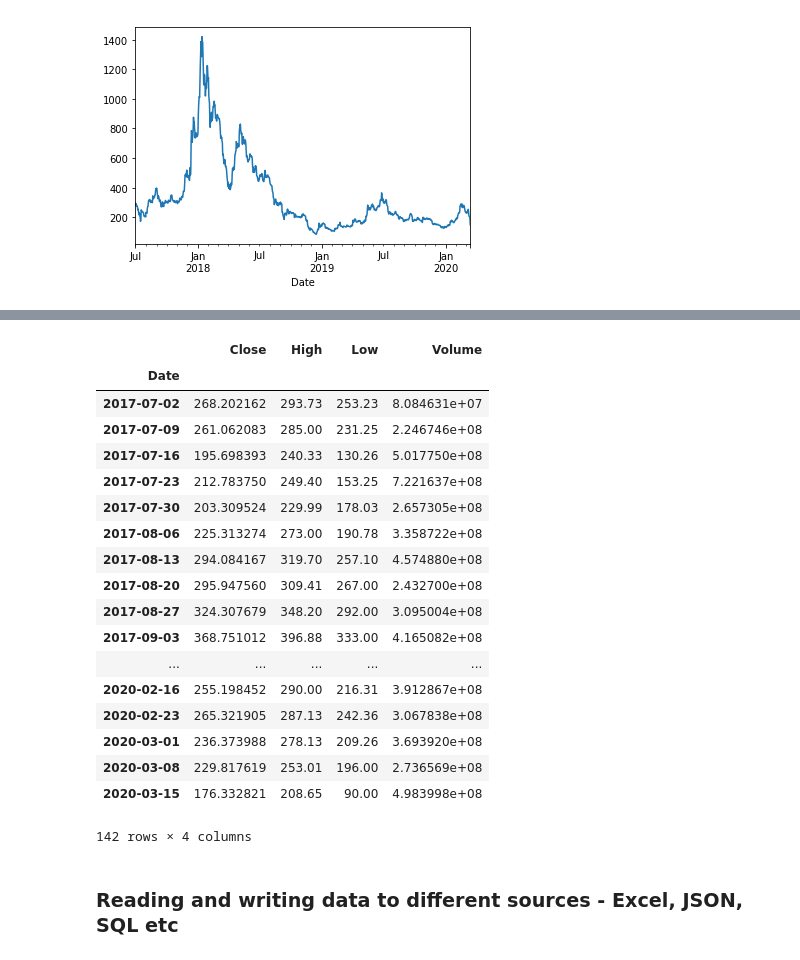
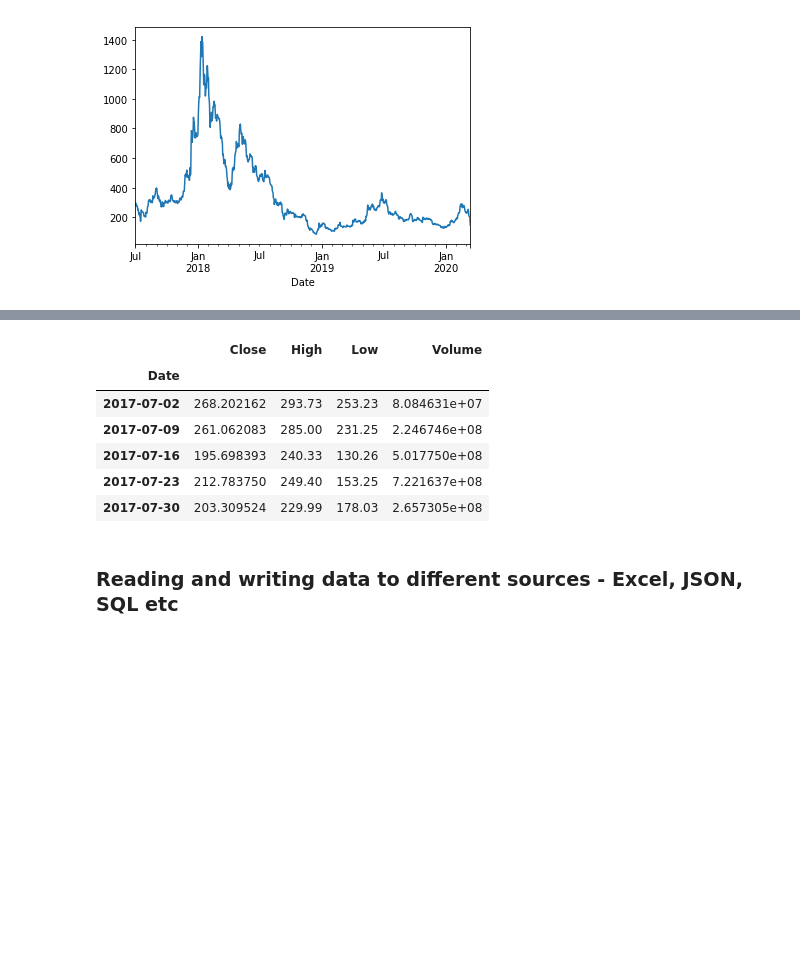
Before and after one commit to Martloni/Data_analysis, a Jupyter notebook: pyplot_matplotlib_and_pandas_notes.ipynb, the cells around one changed output, grey strips where cells are left out. Saved outputs shown, nothing was run; the diff lists cells and outputs as text; code cells hidden in the pictures; blank space fills up the shorter version.

```diff
--- a/pyplot_matplotlib_and_pandas_notes.ipynb
+++ b/pyplot_matplotlib_and_pandas_notes.ipynb
@@ -1283,7 +1283,7 @@ Friday
 # %%
 #Another way to change your date string into python datetime object
 d_parser = lambda x: pd.datetime.strptime(x, '%Y-%m-%d %I-%p')
-crypto_df = pd.read_csv('./ETH_1h.csv', parse_dates=['Date'], date_parser=d_parser)
+crypto_df = pd.read_csv('./data_file_type/ETH_1h.csv', parse_dates=['Date'], date_parser=d_parser)
 # %%
 crypto_df.head()
 # %% [output]
@@ -1390,5 +1354,5 @@ crypto_df.loc[(crypto_df['Date'] > pd.to_datetime('2019-1-1')) & (crypto_df['Dat
 # %%
-#crypto_df.set_index('Date', inplace=True)
+crypto_df.set_index('Date', inplace=True)
 # %%
 crypto_df.head()
 # %% [output]
@@ -1491,28 +1437,16 @@ crypto_df.resample('W').mean()
 # %%
 #Resampling using differnt aggregation methods
 
-crypto_df.resample('W').agg({'Close': 'mean', 'High': 'max', 'Low': 'min', 'Volume': 'sum'})
+crypto_df.resample('W').agg({'Close': 'mean', 'High': 'max', 'Low': 'min', 'Volume': 'sum'}).head()
 #Using aggregate help to assign function to each column you are interested in
 # %% [output]
 |  | Close | High | Low | Volume |
 | Date |  |  |  |  |
 | 2017-07-02 | 268.202162 | 293.73 | 253.23 | 8.084631e+07 |
 | 2017-07-09 | 261.062083 | 285.00 | 231.25 | 2.246746e+08 |
 | 2017-07-16 | 195.698393 | 240.33 | 130.26 | 5.017750e+08 |
 | 2017-07-23 | 212.783750 | 249.40 | 153.25 | 7.221637e+08 |
 | 2017-07-30 | 203.309524 | 229.99 | 178.03 | 2.657305e+08 |
-| 2017-08-06 | 225.313274 | 273.00 | 190.78 | 3.358722e+08 |
-| 2017-08-13 | 294.084167 | 319.70 | 257.10 | 4.574880e+08 |
-| 2017-08-20 | 295.947560 | 309.41 | 267.00 | 2.432700e+08 |
-| 2017-08-27 | 324.307679 | 348.20 | 292.00 | 3.095004e+08 |
-| 2017-09-03 | 368.751012 | 396.88 | 333.00 | 4.165082e+08 |
-| ... | ... | ... | ... | ... |
-| 2020-02-16 | 255.198452 | 290.00 | 216.31 | 3.912867e+08 |
-| 2020-02-23 | 265.321905 | 287.13 | 242.36 | 3.067838e+08 |
-| 2020-03-01 | 236.373988 | 278.13 | 209.26 | 3.693920e+08 |
-| 2020-03-08 | 229.817619 | 253.01 | 196.00 | 2.736569e+08 |
-| 2020-03-15 | 176.332821 | 208.65 | 90.00 | 4.983998e+08 |
-142 rows × 4 columns
 # %% [markdown]
 ### Reading and writing data to different sources - Excel, JSON, SQL etc
 # %%
```
Also changed, not shown: parts of 6 cells of this notebook.
